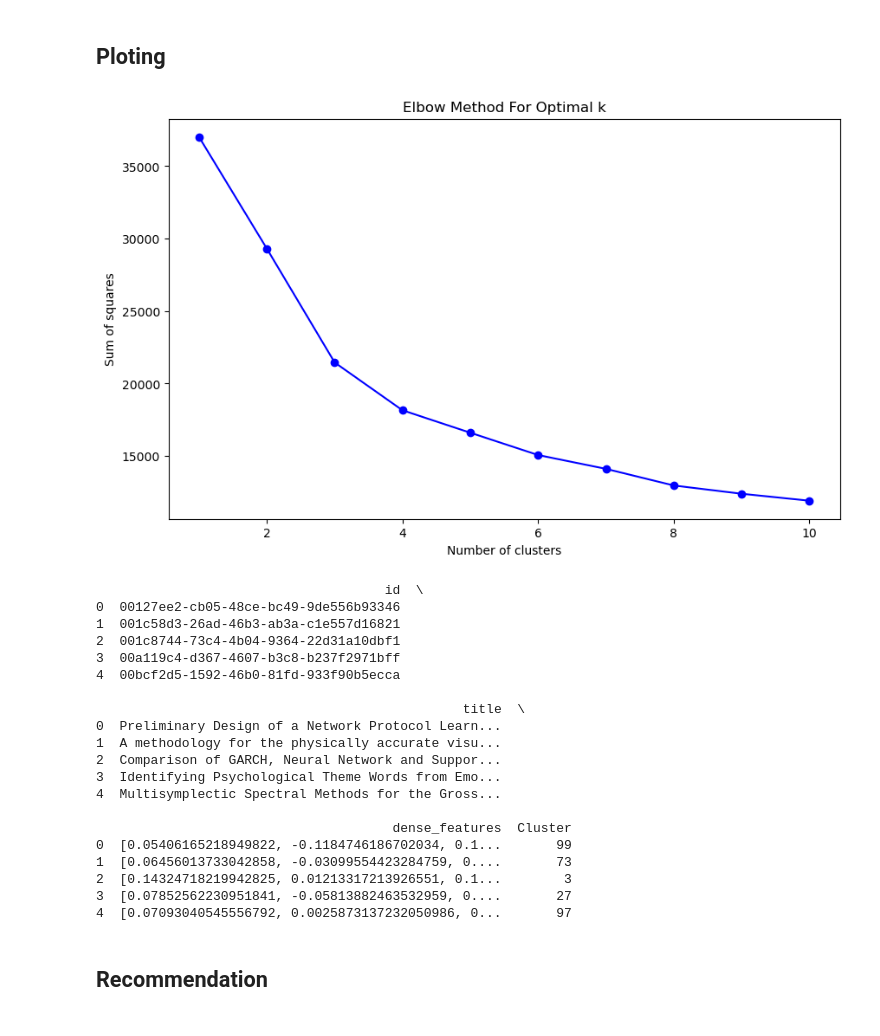
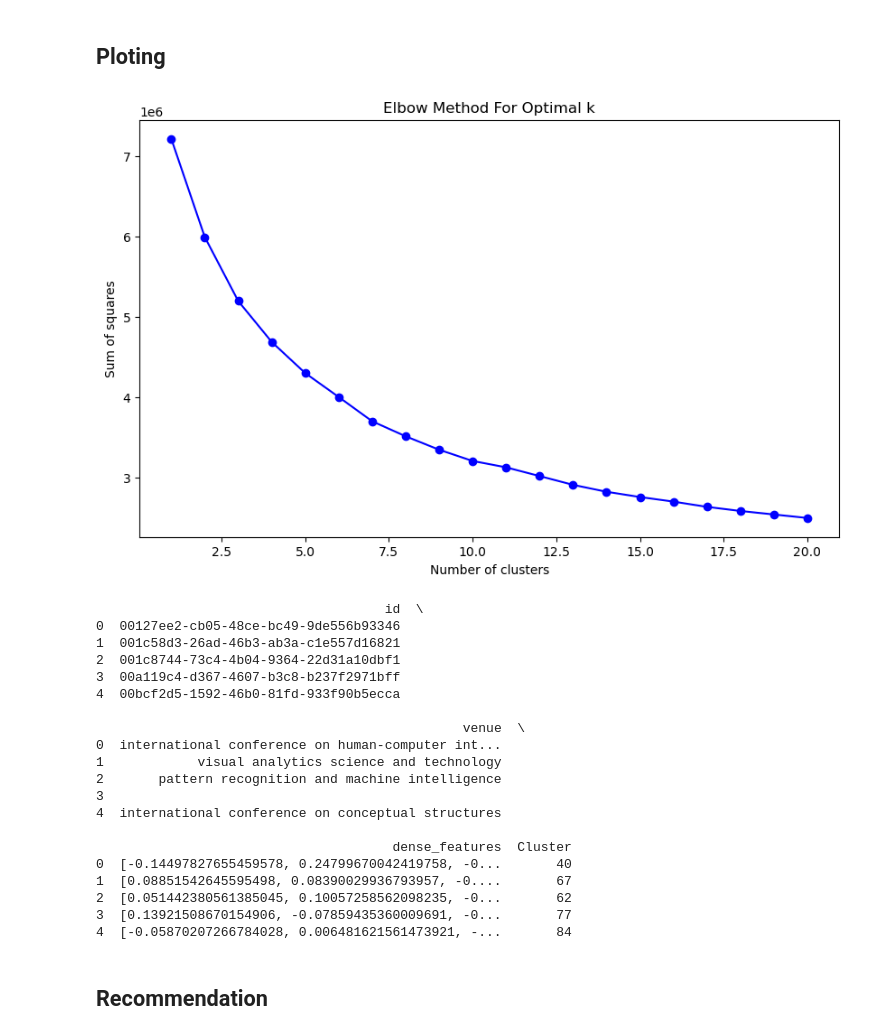
Before and after one commit to Alaminkhan907/project_3, a Jupyter notebook: mnt/Project_3.ipynb, the cells around one changed output. Cells and saved outputs as stored; diff of their text form; code cells hidden in the pictures.

```diff
--- a/mnt/Project_3.ipynb
+++ b/mnt/Project_3.ipynb
@@ -54,7 +51,7 @@ spark = SparkSession.builder \
 # test with single dataset
 df = spark.read.json("./dblp-ref/dblp-ref-0.json")
 
-df = df.limit(10000)
+# df = df.limit(10000)
 # %% [markdown]
 ## Understanding data
 # %%
@@ -164,7 +161,7 @@ model = word2vec.fit(df_filtered)
 df_vectorized = model.transform(df_filtered)
 # %%
 # Selecting features column we use later
-df_vectorized = df_vectorized.select("id", "title", "word2vec_features")
+df_vectorized = df_vectorized.select("id", "venue", "word2vec_features")
 # %%
 # Define UDF for converting sparse to dense vectors
 def to_dense(v):
@@ -178,7 +175,7 @@ def to_dense(v):
 to_dense_udf = udf(to_dense, VectorUDT())
 # Apply UDF to convert features to dense vectors and extract feature column
 df_dense = df_vectorized.withColumn('dense_features', to_dense_udf(col('word2vec_features')))
-df_dense = df_dense.select("id", "title", "dense_features")
+df_dense = df_dense.select("id", "venue", "dense_features")
 
 # Convert the Spark DataFrame to Pandas DataFrame
 df_dense_pd = df_dense.toPandas()
@@ -198,26 +195,26 @@ reduced_data = pca.fit_transform(scaled_data)
 # %%
 # Determine the optimal number of clusters using the elbow method
 wcss = []
-for i in range(1, 11):
+for i in range(1, 21):
     kmeans = KMeans(n_clusters=i, random_state=42)
     kmeans.fit(reduced_data)
     wcss.append(kmeans.inertia_)
 
 # Plotting
 plt.figure(figsize=(10, 6))
-plt.plot(range(1, 11), wcss, 'bo-')
+plt.plot(range(1, 21), wcss, 'bo-')
 plt.title('Elbow Method For Optimal k')
 plt.xlabel('Number of clusters')
 plt.ylabel('Sum of squares')
 plt.show()
 
 optimal_k = 100
 kmeans = KMeans(n_clusters=optimal_k, random_state=42)
 clusters = kmeans.fit_predict(reduced_data)
 df_dense_pd['Cluster'] = clusters
 print(df_dense_pd.head())
 # %% [output]
-[figure, old version]
+[figure, new version]
                                      id  \
 0  00127ee2-cb05-48ce-bc49-9de556b93346
 1  001c58d3-26ad-46b3-ab3a-c1e557d16821
@@ -225,19 +222,19 @@ print(df_dense_pd.head())
 3  00a119c4-d367-4607-b3c8-b237f2971bff
 4  00bcf2d5-1592-46b0-81fd-933f90b5ecca
 
-                                               title  \
-0  Preliminary Design of a Network Protocol Learn...
-1  A methodology for the physically accurate visu...
-2  Comparison of GARCH, Neural Network and Suppor...
-3  Identifying Psychological Theme Words from Emo...
-4  Multisymplectic Spectral Methods for the Gross...
+                                               venue  \
+0  international conference on human-computer int...
+1            visual analytics science and technology
+2       pattern recognition and machine intelligence
+3
+4  international conference on conceptual structures
 
                                       dense_features  Cluster
-0  [0.05406165218949822, -0.1184746186702034, 0.1...       99
-1  [0.06456013733042858, -0.03099554423284759, 0....       73
-2  [0.14324718219942825, 0.01213317213926551, 0.1...        3
-3  [0.07852562230951841, -0.05813882463532959, 0....       27
-4  [0.07093040545556792, 0.0025873137232050986, 0...       97
+0  [-0.14497827655459578, 0.24799670042419758, -0...       40
+1  [0.08851542645595498, 0.08390029936793957, -0....       67
+2  [0.051442380561385045, 0.10057258562098235, -0...       62
+3  [0.13921508670154906, -0.07859435360009691, -0...       77
+4  [-0.05870207266784028, 0.006481621561473921, -...       84
 # %% [markdown]
 ## Recommendation
 # %%
```
Also changed, not shown: parts of 4 cells of this notebook, 2 other files.
